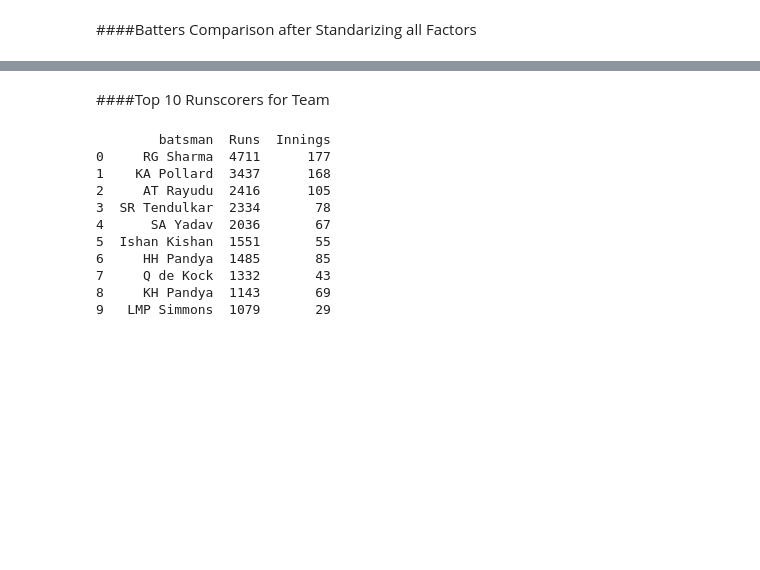
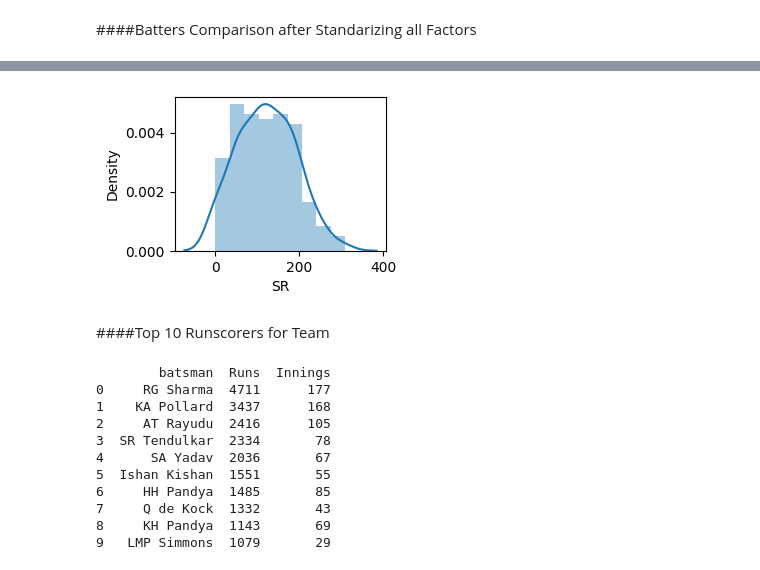
Before and after one commit to MahimnaDarji/Cricket-Analysis, a Jupyter notebook: IPL_Stats_Analysis(Batting).ipynb, the cells around one changed output, grey strips where cells are left out. Saved outputs shown, nothing was run; the diff lists cells and outputs as text; code cells hidden in the pictures; blank space fills up the shorter version.

```diff
--- a/IPL_Stats_Analysis(Batting).ipynb
+++ b/IPL_Stats_Analysis(Batting).ipynb
@@ -1245,3 +1397,10 @@ Name: runs, dtype: int64
+# %%
+plt.figure(figsize=(6,2))
+plt.subplot(122)
+sns.distplot(eden2['SR'])
+plt.show()
+# %% [output]
+[figure, added]
 # %% [markdown]
 ####Top 10 Runscorers for Team
 # %%
```
Also changed, not shown: parts of 56 cells of this notebook.
